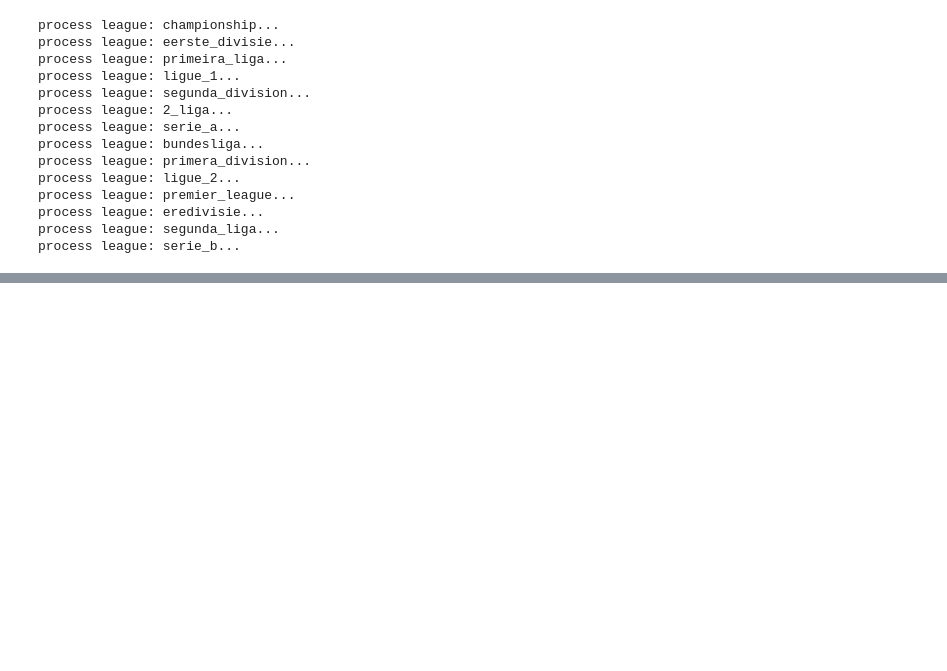
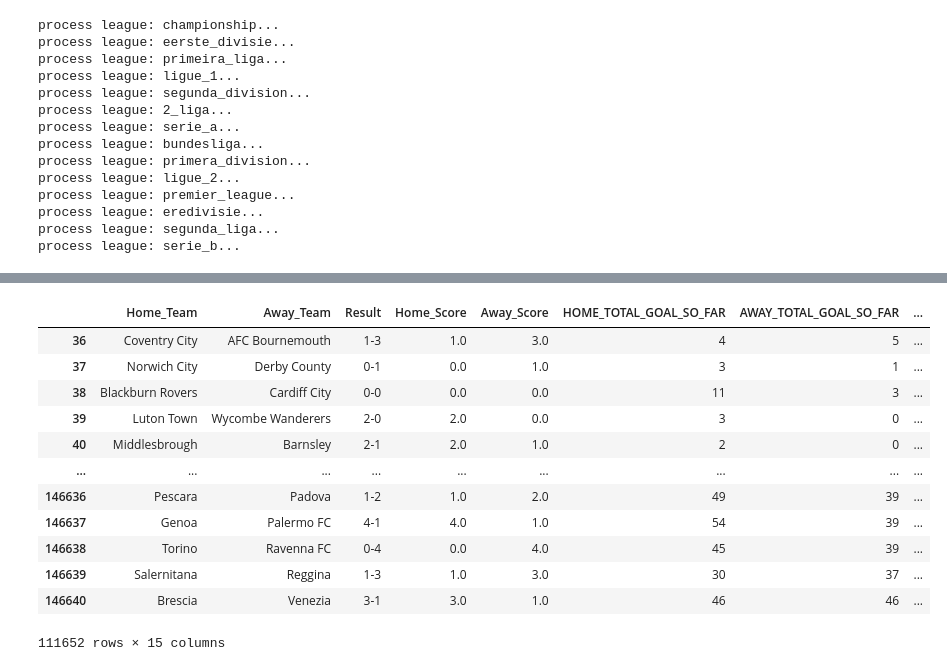
Before and after one commit to frankie-2nfro-com/football_match_outcome_prediction, a Jupyter notebook: pipeline.ipynb, the cells around one changed output, grey strips where cells are left out. Cells and saved outputs as stored; diff of their text form; code cells hidden in the pictures; blank space fills up the shorter version.

```diff
--- a/pipeline.ipynb
+++ b/pipeline.ipynb
@@ -211,0 +239,19 @@ memory usage: 15.9+ MB
+# %%
+# clean up records with NaN
+# drop record with na
+result_with_goal_sofar_pd = result_with_goal_sofar_pd.dropna()
+result_with_goal_sofar_pd
+# %% [output]
+|  | Home_Team | Away_Team | Result | Home_Score | Away_Score | HOME_TOTAL_GOAL_SO_FAR | AWAY_TOTAL_GOAL_SO_FAR | ... |
+| 36 | Coventry City | AFC Bournemouth | 1-3 | 1.0 | 3.0 | 4 | 5 | ... |
+| 37 | Norwich City | Derby County | 0-1 | 0.0 | 1.0 | 3 | 1 | ... |
+| 38 | Blackburn Rovers | Cardiff City | 0-0 | 0.0 | 0.0 | 11 | 3 | ... |
+| 39 | Luton Town | Wycombe Wanderers | 2-0 | 2.0 | 0.0 | 3 | 0 | ... |
+| 40 | Middlesbrough | Barnsley | 2-1 | 2.0 | 1.0 | 2 | 0 | ... |
+| ... | ... | ... | ... | ... | ... | ... | ... | ... |
+| 146636 | Pescara | Padova | 1-2 | 1.0 | 2.0 | 49 | 39 | ... |
+| 146637 | Genoa | Palermo FC | 4-1 | 4.0 | 1.0 | 54 | 39 | ... |
+| 146638 | Torino | Ravenna FC | 0-4 | 0.0 | 4.0 | 45 | 39 | ... |
+| 146639 | Salernitana | Reggina | 1-3 | 1.0 | 3.0 | 30 | 37 | ... |
+| 146640 | Brescia | Venezia | 3-1 | 3.0 | 1.0 | 46 | 46 | ... |
+111652 rows × 15 columns
```
Also changed, not shown: parts of 10 cells of this notebook, 6 other files.
